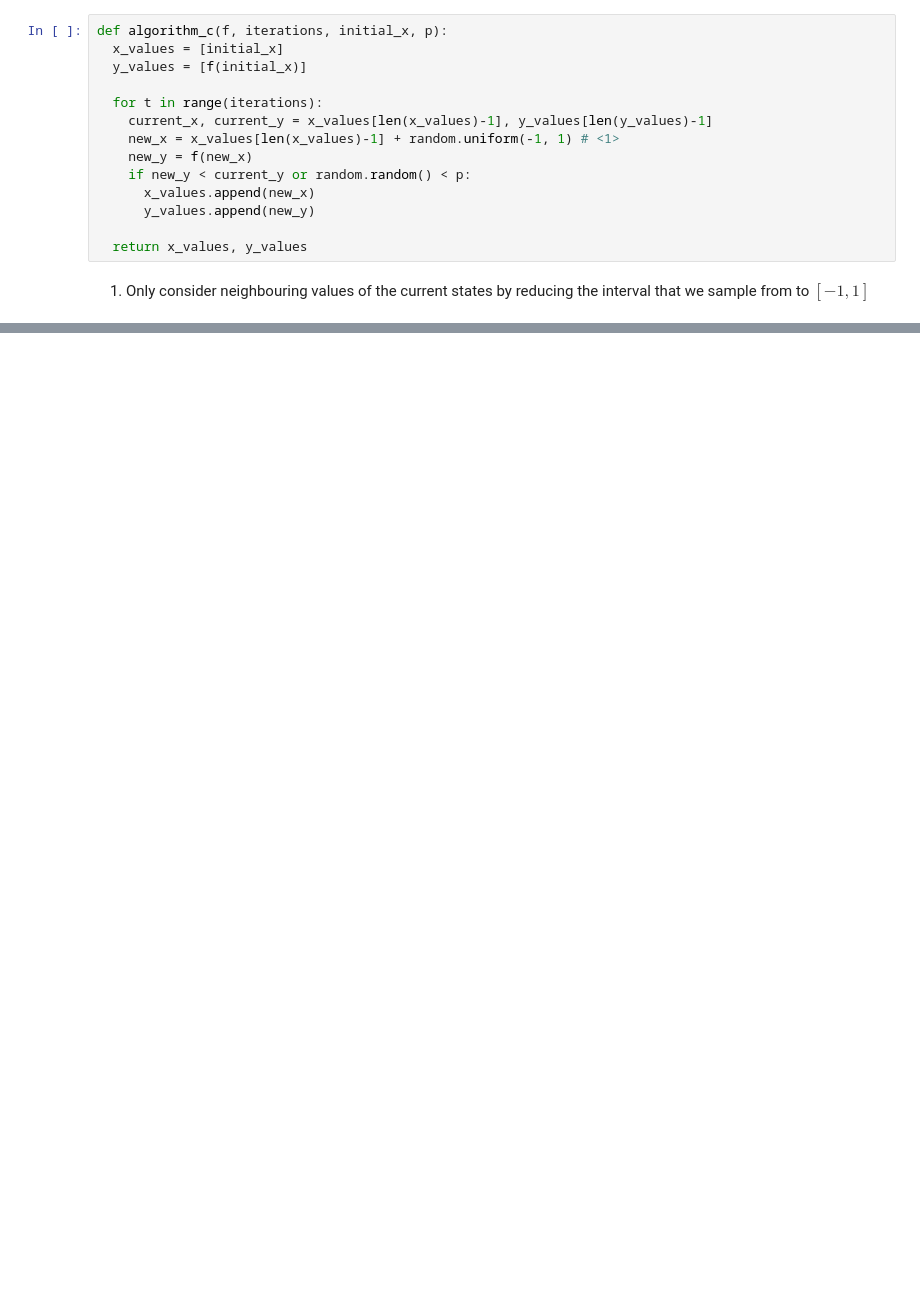
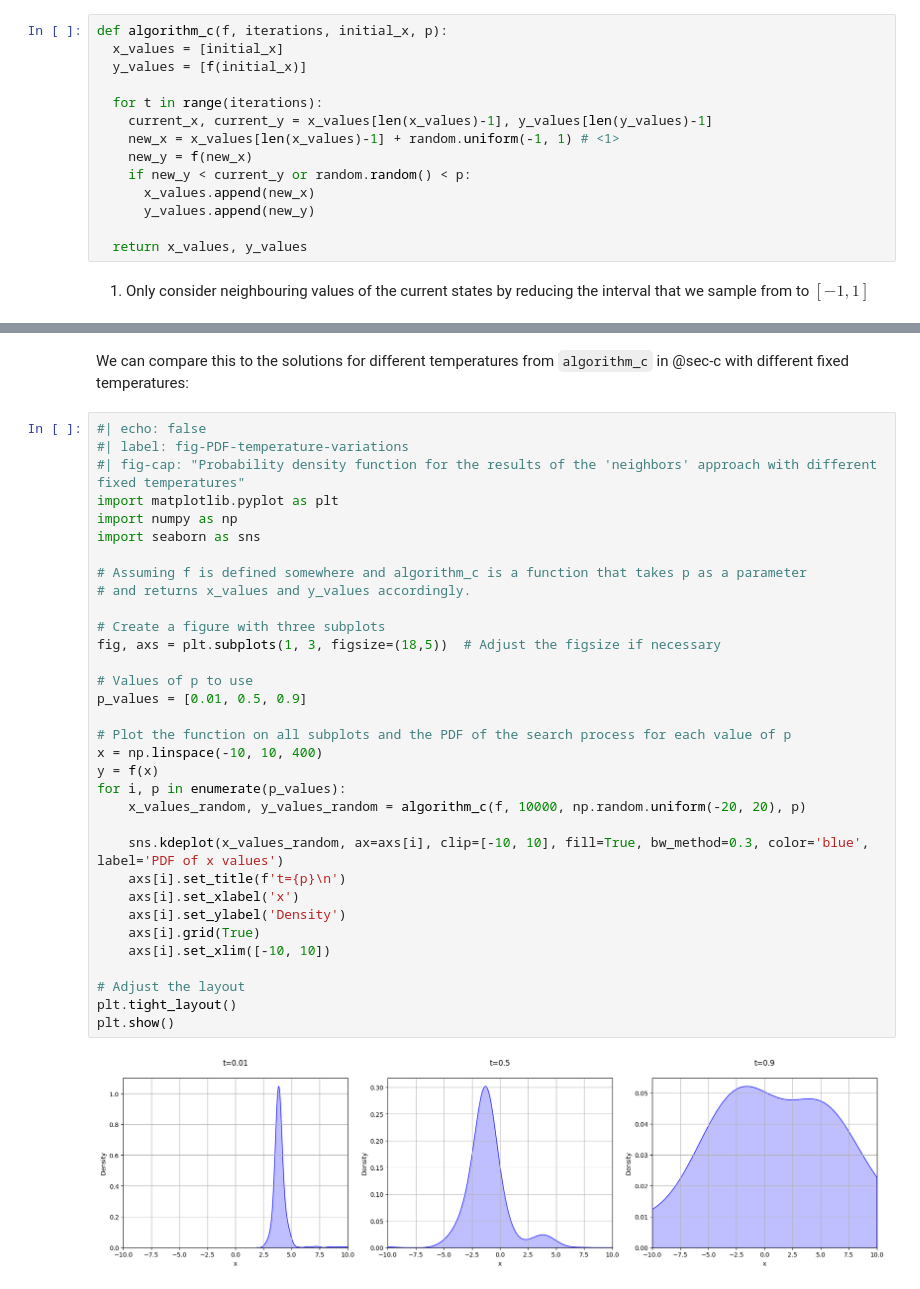
Before and after one commit to Max-We/ml-blog, a Jupyter notebook: posts/simulated-annealing/index.ipynb, the cells around one changed output, grey strips where cells are left out. Cells and saved outputs as stored; diff of their text form; blank space fills up the shorter version.

```diff
--- a/posts/simulated-annealing/index.ipynb
+++ b/posts/simulated-annealing/index.ipynb
@@ -204,0 +295,37 @@ As you can see, the probability that the algorithm yields the correct solution i
+# %% [markdown]
+We can compare this to the solutions for different temperatures from `algorithm_c` in @sec-c with different fixed temperatures:
+# %%
+#| echo: false
+#| label: fig-PDF-temperature-variations
+#| fig-cap: "Probability density function for the results of the 'neighbors' approach with different fixed temperatures"
+import matplotlib.pyplot as plt
+import numpy as np
+import seaborn as sns
+
+# Assuming f is defined somewhere and algorithm_c is a function that takes p as a parameter
+# and returns x_values and y_values accordingly.
+
+# Create a figure with three subplots
+fig, axs = plt.subplots(1, 3, figsize=(18,5))  # Adjust the figsize if necessary
+
+# Values of p to use
+p_values = [0.01, 0.5, 0.9]
+
+# Plot the function on all subplots and the PDF of the search process for each value of p
+x = np.linspace(-10, 10, 400)
+y = f(x)
+for i, p in enumerate(p_values):
+    x_values_random, y_values_random = algorithm_c(f, 10000, np.random.uniform(-20, 20), p)
+
+    sns.kdeplot(x_values_random, ax=axs[i], clip=[-10, 10], fill=True, bw_method=0.3, color='blue', label='PDF of x values')
+    axs[i].set_title(f't={p}\n')
+    axs[i].set_xlabel('x')
+    axs[i].set_ylabel('Density')
+    axs[i].grid(True)
+    axs[i].set_xlim([-10, 10])
+
+# Adjust the layout
+plt.tight_layout()
+plt.show()
+# %% [output]
+[figure, added]
```
Also changed, not shown: parts of 22 cells of this notebook, 14 other files.
